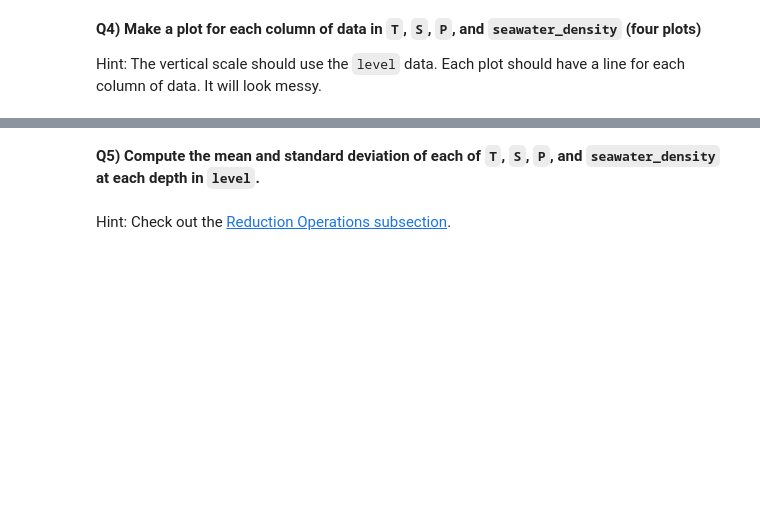
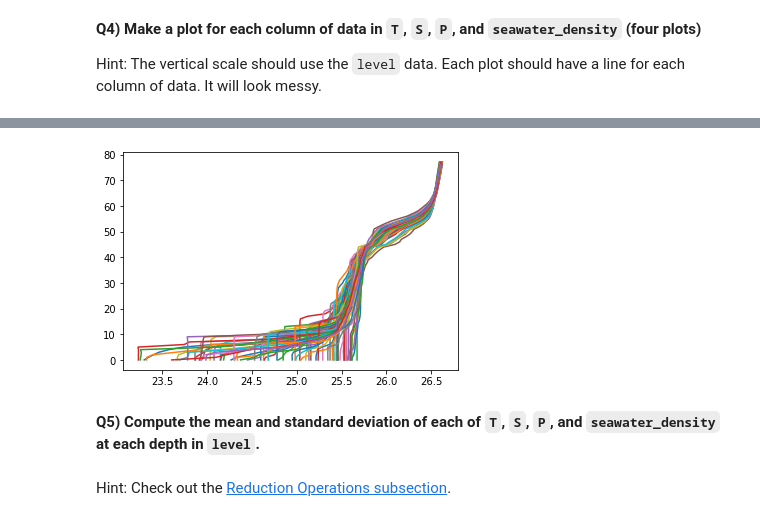
Before and after one commit to isabelntho/2022_ML_Earth_Env_Sci, a Jupyter notebook: Lab_Notebooks/S1_2_Numpy.ipynb, the cells around one changed output, grey strips where cells are left out. Drawn from its saved outputs; the diff is of its cells as text; code cells hidden in the pictures; blank space fills up the shorter version.

```diff
--- a/Lab_Notebooks/S1_2_Numpy.ipynb
+++ b/Lab_Notebooks/S1_2_Numpy.ipynb
@@ -571,3 +579,5 @@ Now it's all up to you. Here's the equation to avoid having to scroll back up:
 `seawater_density`$ = ρ −ρ_{Pure\ Water} = a \times S +b \times \Theta + c \times \Theta^{2}$
 # %%
 # Calculate the conservative temperature
+ctemp = CT_from_t(S,T,P)
+ctemp
@@ -586,5 +620,8 @@ Hint: The vertical scale should use the `level` data. Each plot should have a li
 # %%
 # Plot 4
+plt.plot(levels, rdens);
+# %% [output]
+[figure, added]
 # %% [markdown]
 **Q5) Compute the mean and standard deviation of each of `T`, `S`, `P`, and `seawater_density` at each depth in `level`.**
 # %% [markdown]
```
Also changed, not shown: parts of 22 cells of this notebook.
